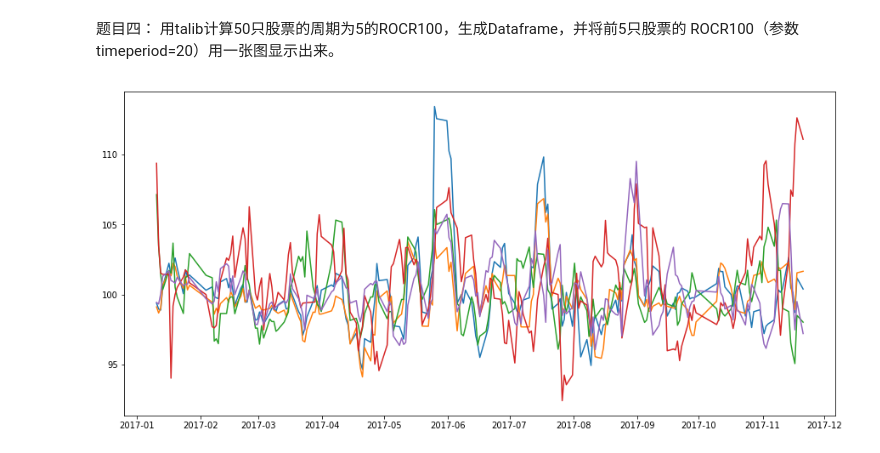
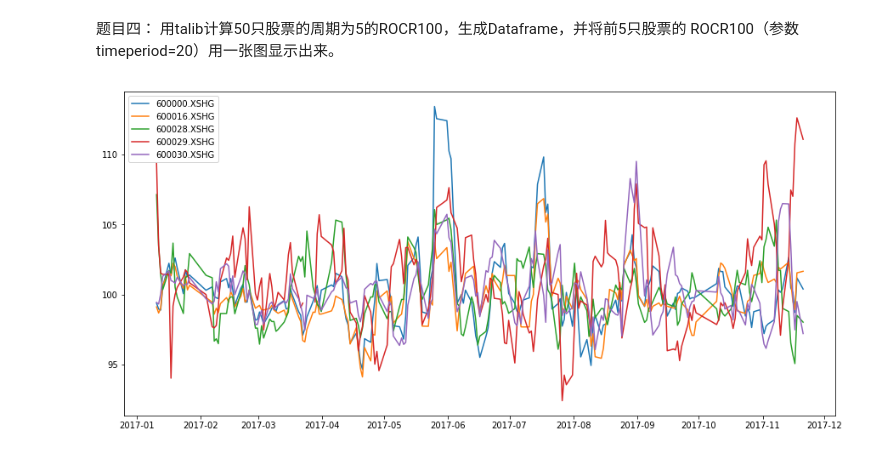
Before and after one commit to Cooper32/HelloGit, a Jupyter notebook: 第二组-李铭洛-第二次作业.ipynb, the cells around one changed output. Saved outputs shown, nothing was run; the diff lists cells and outputs as text; code cells hidden in the pictures.

```diff
--- a/第二组-李铭洛-第二次作业.ipynb
+++ b/第二组-李铭洛-第二次作业.ipynb
@@ -67,16 +67,21 @@ plt.show()
 题目四： 用talib计算50只股票的周期为5的ROCR100，生成Dataframe，并将前5只股票的 ROCR100（参数timeperiod=20）用一张图显示出来。
 # %%
 plt.figure(figsize=(15, 7))
-i=0
+ROCR100Dict = {}
 for key in data.keys():
-    closeArray = data[key]['close'].values
+    try:
+        closeArray = data[key].close.values
+    except:
+        continue
     ROCR100Array = ta.ROCR100(closeArray,5)
     ROCR100S = pd.Series(ROCR100Array)
     ROCR100S.index = data[key].index
-    plt.plot(ROCR100S)
-    i+=1
-    if i>=5:
-        break
+    ROCR100Dict[key] = ROCR100S
+ROCR100Dataframe = pd.DataFrame(ROCR100Dict)
+title = pd.Series(ROCR100Dataframe.columns.values)
+for i in range(5):
+    plt.plot(ROCR100Dataframe[title.iloc[i]],label = title.iloc[i])
+    plt.legend()
 plt.show()
 # %% [output]
-[figure, old version]
+[figure, new version]
```
Also changed, not shown: parts of 1 cell of this notebook.
